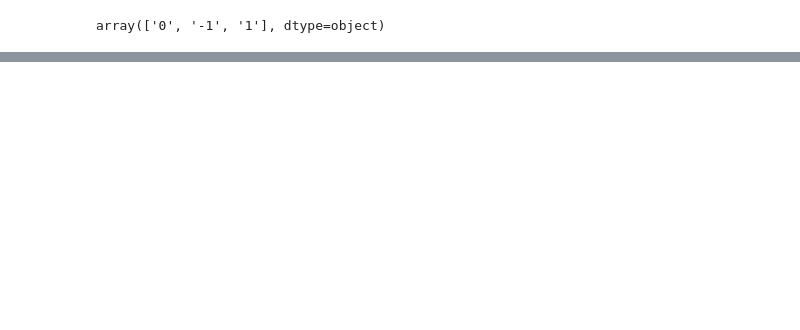
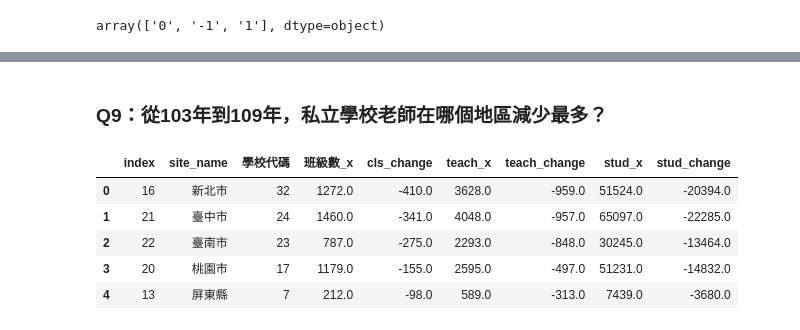
Before and after one commit to AndersonTsaiTW/LAT_Repo, a Jupyter notebook: HW1/HW1.ipynb, the cells around one changed output, grey strips where cells are left out. Cells and saved outputs as stored; diff of their text form; code cells hidden in the pictures; blank space fills up the shorter version.

```diff
--- a/HW1/HW1.ipynb
+++ b/HW1/HW1.ipynb
@@ -383,0 +438,28 @@ a.groupby(['cate_name','status','lv_name']).agg({'學校代碼':'count',
+# %% [markdown]
+### Q9：從103年到109年，私立學校老師在哪個地區減少最多？
+# %%
+#                                                   'grad_x','grad_y'])
+temp = a.groupby(['site_name']).agg({'學校代碼':'count',
+                                                 '班級數_x':'sum','班級數_y':'sum',
+                                                 'teach_fulltime_x':'sum','teach_fulltime_y':'sum',
+                                                 'teach_parttime_x':'sum','teach_parttime_y':'sum',
+                                                 'emp_x':'sum','emp_y':'sum','stud_x':'sum','stud_y':'sum',
+                                                 'grad_x':'sum','grad_y':'sum'}).reset_index()
+temp['teach_x'] = temp['teach_fulltime_x']+temp['teach_parttime_x']
+temp['teach_y'] = temp['teach_fulltime_y']+temp['teach_parttime_y']
+temp['cls_change'] = temp['班級數_y'] - temp['班級數_x']
+temp['teach_change'] = temp['teach_y'] - temp['teach_x']
+temp['stud_change'] = temp['stud_y'] - temp['stud_x']
+temp
+
+temp = temp.reindex(columns=['site_name','學校代碼','班級數_x',
+                             'cls_change','teach_x','teach_change','stud_x','stud_change']).sort_values(by='teach_change').reset_index()
+
+temp.head()
+# %% [output]
+|  | index | site_name | 學校代碼 | 班級數_x | cls_change | teach_x | teach_change | stud_x | stud_change |
+| 0 | 16 | 新北市 | 32 | 1272.0 | -410.0 | 3628.0 | -959.0 | 51524.0 | -20394.0 |
+| 1 | 21 | 臺中市 | 24 | 1460.0 | -341.0 | 4048.0 | -957.0 | 65097.0 | -22285.0 |
+| 2 | 22 | 臺南市 | 23 | 787.0 | -275.0 | 2293.0 | -848.0 | 30245.0 | -13464.0 |
+| 3 | 20 | 桃園市 | 17 | 1179.0 | -155.0 | 2595.0 | -497.0 | 51231.0 | -14832.0 |
+| 4 | 13 | 屏東縣 | 7 | 212.0 | -98.0 | 589.0 | -313.0 | 7439.0 | -3680.0 |
```
Also changed, not shown: parts of 11 cells of this notebook.
